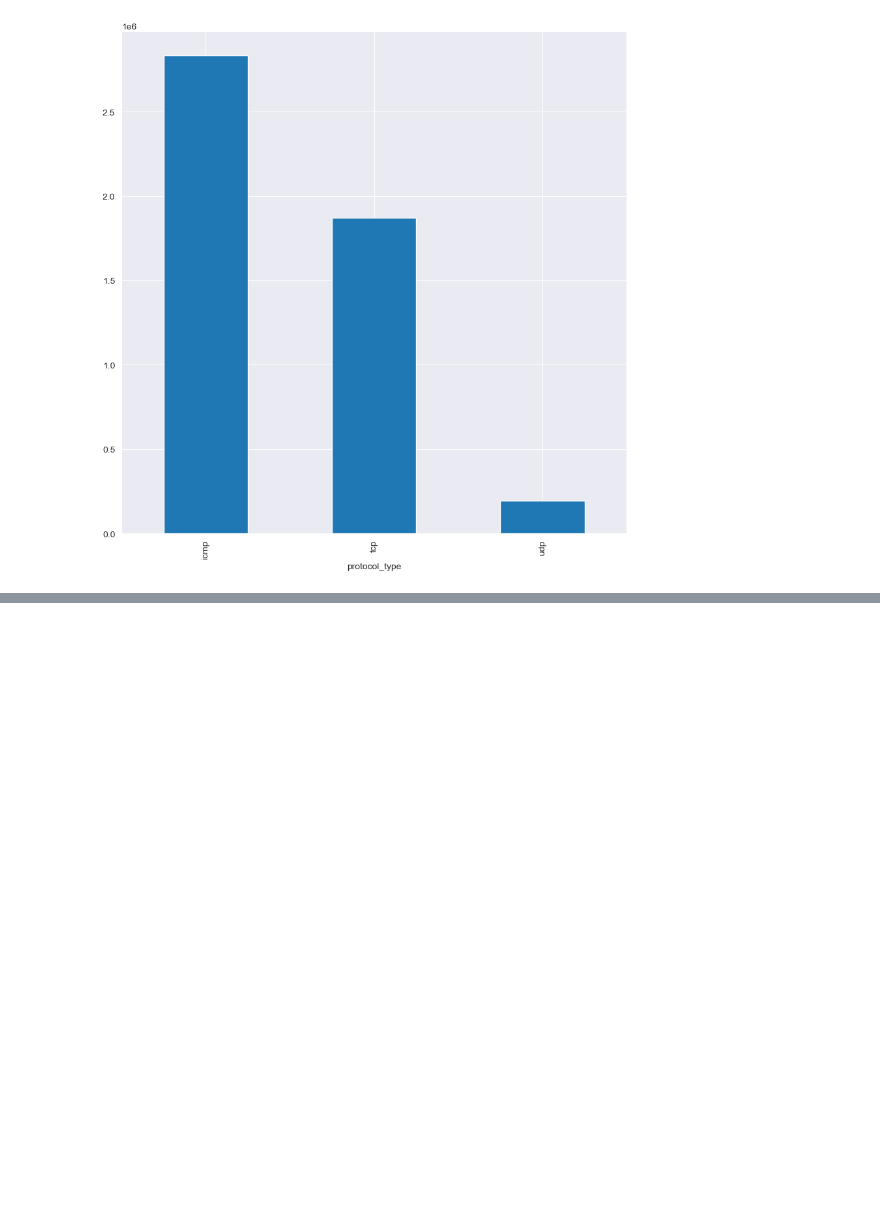
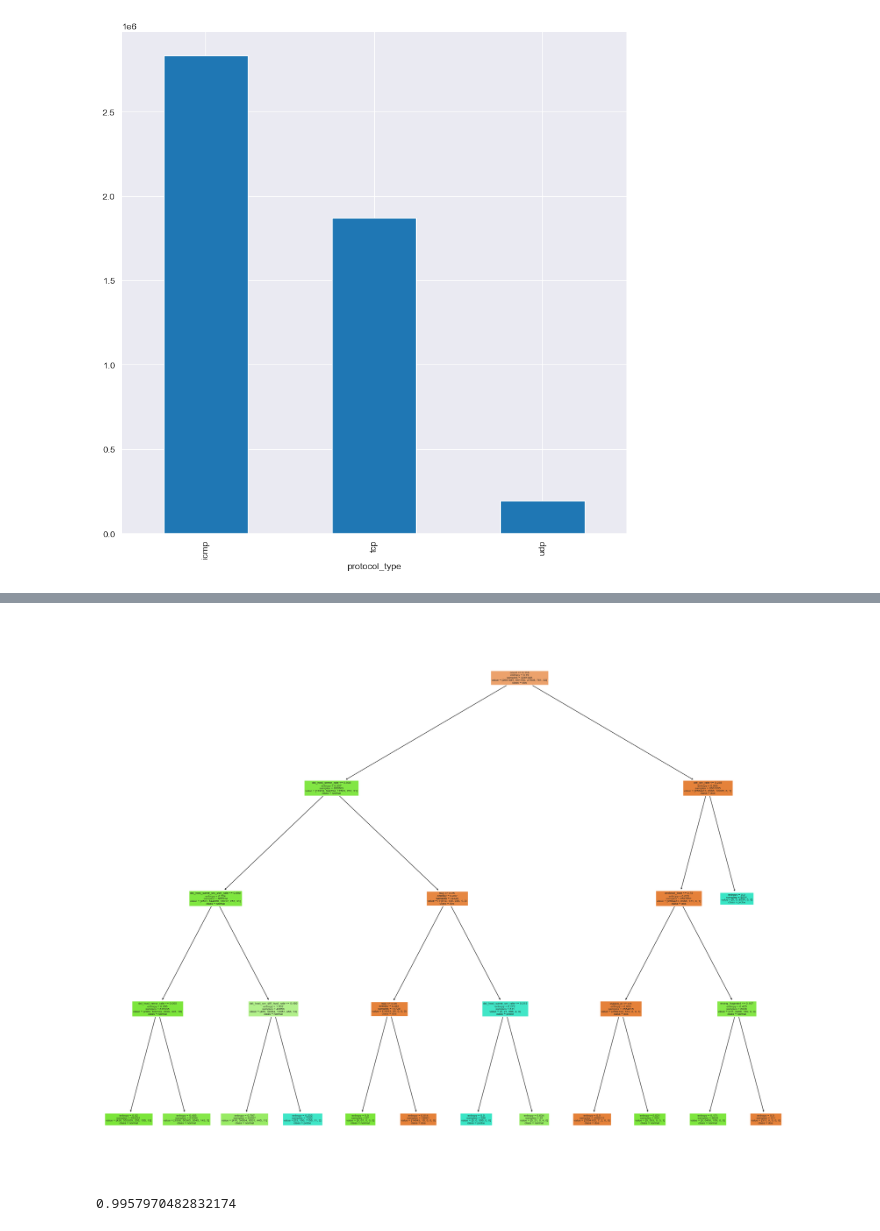
Before and after one commit to hassoonsy2/Secure-Crypt, a Jupyter notebook: ML_KDDcup.ipynb, the cells around one changed output, grey strips where cells are left out. Cells and saved outputs as stored; diff of their text form; code cells hidden in the pictures; blank space fills up the shorter version.

```diff
--- a/ML_KDDcup.ipynb
+++ b/ML_KDDcup.ipynb
@@ -171,0 +258,2 @@ data['protocol_type'].value_counts().plot(kind='bar', figsize=(10,10))
+# %%
+data.drop('service',axis = 1,inplace= True)
@@ -171,0 +285,15 @@ data['protocol_type'].value_counts().plot(kind='bar', figsize=(10,10))
+# %%
+data = data.drop(['target',], axis=1)
+print(data.shape)
+
+# Target variable and train set
+Y = data[['Attack Type']]
+X = data.drop(['Attack Type',], axis=1)
+
+sc = MinMaxScaler()
+X = sc.fit_transform(X)
+
+# Split test and train data
+X_train, X_test, Y_train, Y_test = train_test_split(X, Y, test_size=0.33, random_state=42)
+print(X_train.shape, X_test.shape)
+print(Y_train.shape, Y_test.shape)
@@ -171,0 +304,6 @@ data['protocol_type'].value_counts().plot(kind='bar', figsize=(10,10))
+# %%
+model = DecisionTreeClassifier(criterion="entropy", max_depth = 4)
+# %%
+start_time = time.time()
+model.fit(X_train, Y_train.values.ravel())
+end_time = time.time()
@@ -171,0 +351,17 @@ data['protocol_type'].value_counts().plot(kind='bar', figsize=(10,10))
+# %%
+from sklearn.tree import plot_tree
+import matplotlib.pyplot as plt
+
+# Your existing setup
+feature_names_list = data.columns.tolist()  # Adjusted to your DataFrame's columns
+classes_list = model.classes_.tolist()  # Convert classes to a list
+
+# Assuming 'model' is your trained decision tree classifier
+fig = plt.figure(figsize=(25,20))
+
+# Use the list for 'class_names' parameter
+plot_tree(model, feature_names=feature_names_list, class_names=classes_list, filled=True)
+
+plt.show()  # Display the plot
+# %% [output]
+[figure, added]
@@ -171,0 +375,8 @@ data['protocol_type'].value_counts().plot(kind='bar', figsize=(10,10))
+# %%
+# load the model from disk
+
+modl = pickle.load(open(filename, 'rb'))
+result = modl.score(X_test, Y_test)
+print(result)
+# %% [output]
+0.9957970482832174
```
Also changed, not shown: parts of 27 cells of this notebook, 2 other files.
